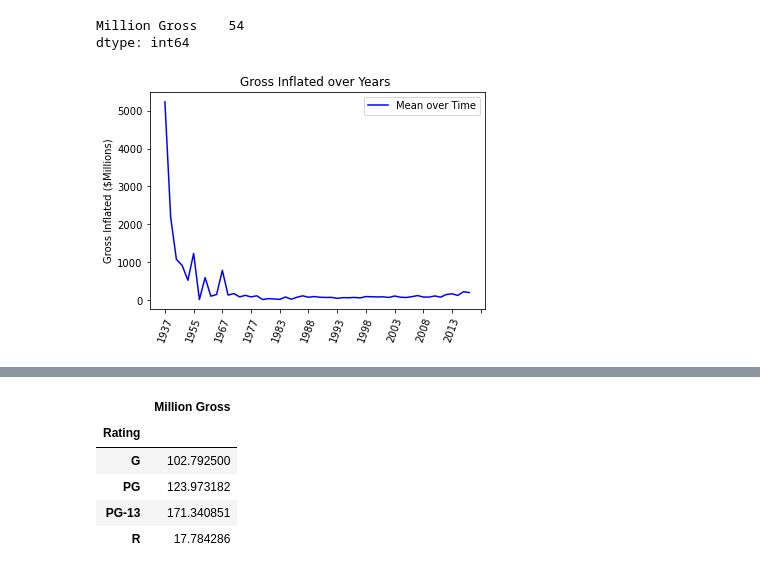
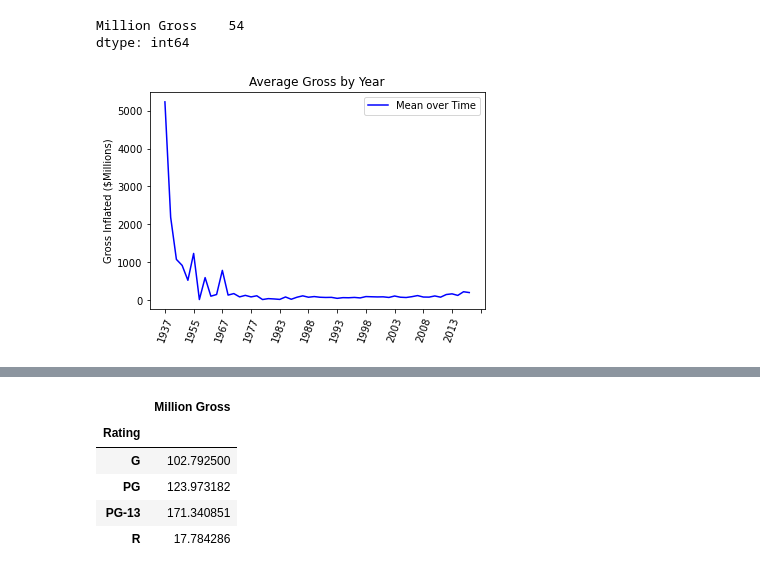
Before and after one commit to Gujaratigirl/butler-groupB-project1, a Jupyter notebook: Disney.ipynb, the cells around one changed output, grey strips where cells are left out. Drawn from its saved outputs; the diff is of its cells as text; code cells hidden in the pictures.

```diff
--- a/Disney.ipynb
+++ b/Disney.ipynb
@@ -48,6 +48,7 @@ array(['Musical', 'Adventure', 'Drama', 'Comedy', nan, 'Action', 'Horror',
 # %%
 disney_df['Year']= ""
 disney_df['Year'] = disney_df['Release Date'].astype(str).str[0:4]
+disney_df['Month'] = disney_df['Release Date'].astype(str).str[5:7]
 #disney_df['Year'] = disney_df['Year'].astype('int64')
 disney_df['Inflated Gross'] = disney_df['Inflated Gross'].astype('int64')
 disney_df['Million Gross'] = round(disney_df['Inflated Gross']/1000000,2)
@@ -441,24 +444,24 @@ dtype: int64
 # %%
 ## Maybe we can do this by decade as this is really hard to read###
 
 years = year_df.index
 gross_mean = year_df['Million Gross'].values
 
 year_line= plt.plot(years, gross_mean, color="blue",label="Mean over Time")
 #plt.tick_params(
 #    axis='x',          # changes apply to the x-axis
 #    bottom=False)      # ticks along the bottom edge are off
 
 
 
-plt.title("Gross Inflated over Years ")
+plt.title("Average Gross by Year")
 #plt.xlabel("Years")
 
 plt.xticks([0,5,10,15,20,25,30,35,40,45,50,55])
 
 plt.xticks(rotation=70)
 plt.ylabel("Gross Inflated ($Millions)")
 plt.legend()
 plt.show()
 # %% [output]
-[figure, old version]
+[figure, new version]
```
Also changed, not shown: parts of 14 cells of this notebook.
